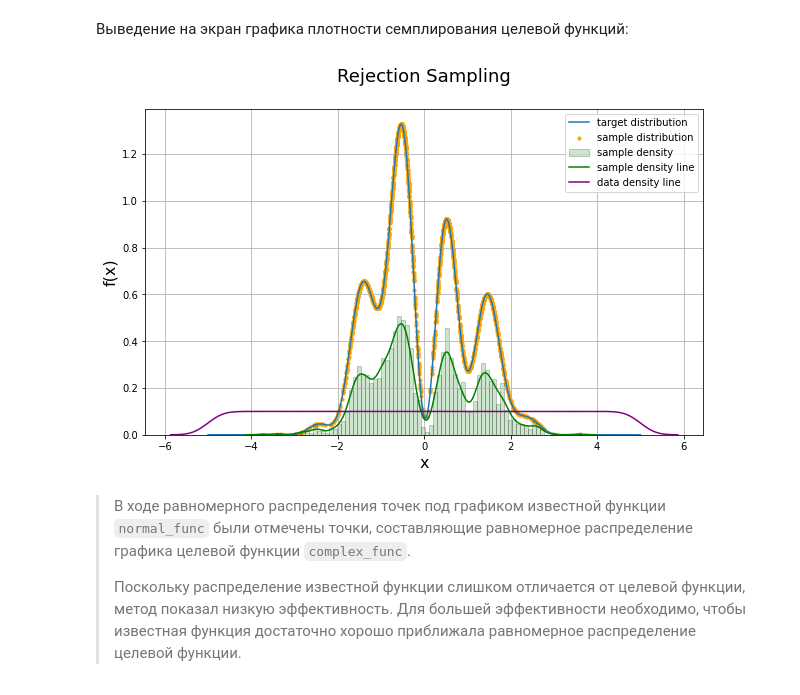
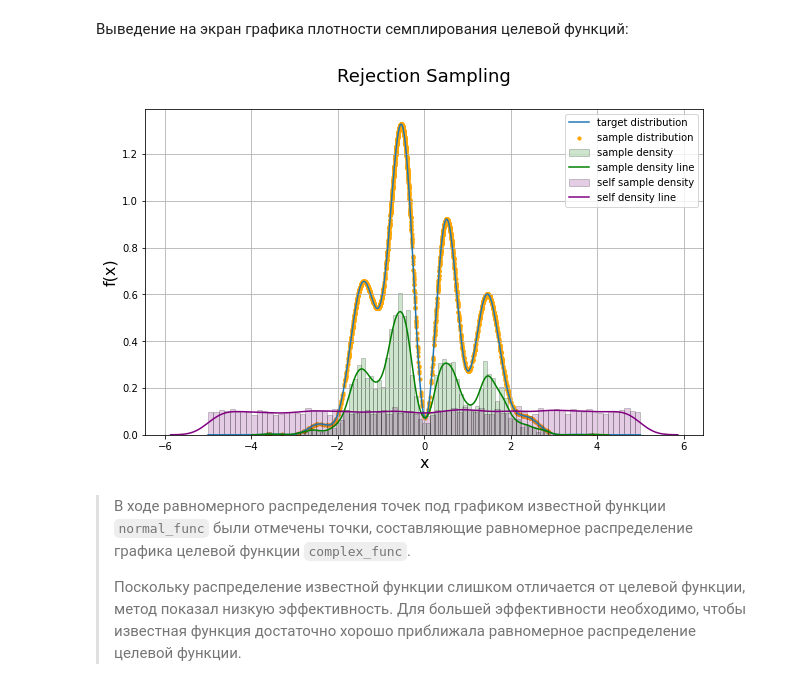
Before and after one commit to tidalinn/mai_term01_artificial_intelligence_course, a Jupyter notebook: 06_laboratory_work.ipynb, the cells around one changed output. Saved outputs shown, nothing was run; the diff lists cells and outputs as text; code cells hidden in the pictures.

```diff
--- a/06_laboratory_work.ipynb
+++ b/06_laboratory_work.ipynb
@@ -305,3 +311,5 @@ samples_rejection_complex = rejection_sampling(data, complex_func, normal_func,
+# %%
+self_samples_rejection_complex = rejection_sampling(data, complex_func, complex_func, 10000)
 # %% [markdown]
 Выведение на экран графика распределения точек ниже и выше целевой функции:
 # %%
@@ -317,9 +325,10 @@ print(f"Эффективность алгоритма: {round(samples_rejection_
 # %% [markdown]
 Выведение на экран графика плотности семплирования целевой функций:
 # %%
-plot_sampled_chart(data, complex_func, samples_rejection_complex[-1], 'Rejection Sampling')
+plot_sampled_chart(data, complex_func, samples_rejection_complex[-1], 'Rejection Sampling',
+                   self_samples=self_samples_rejection_complex[-1])
 # %% [output]
-[figure, old version]
+[figure, new version]
 # %% [markdown]
 >В ходе равномерного распределения точек под графиком известной функции `normal_func` были отмечены точки, составляющие равномерное распределение графика целевой функции `complex_func`.
 >
```
Also changed, not shown: parts of 15 cells of this notebook, 1 other file.
